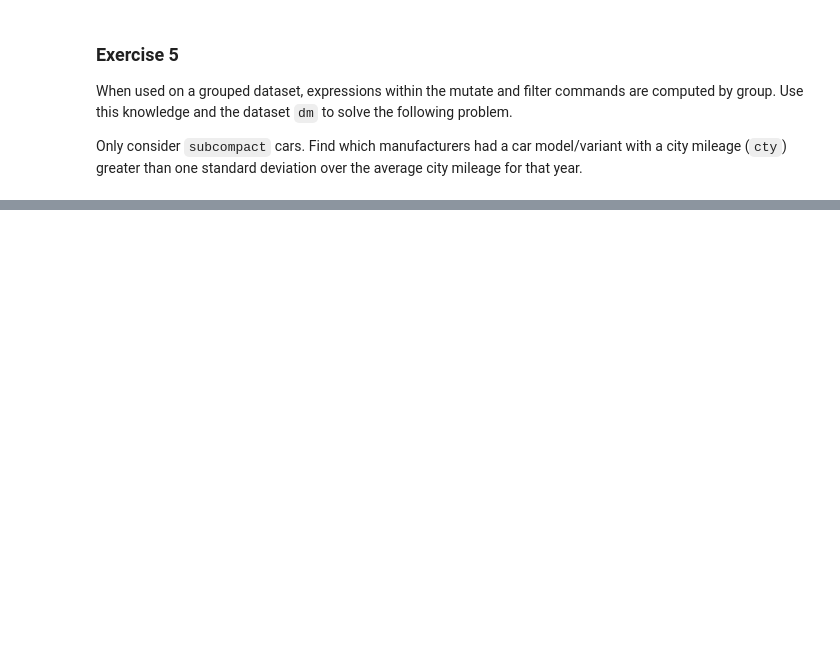
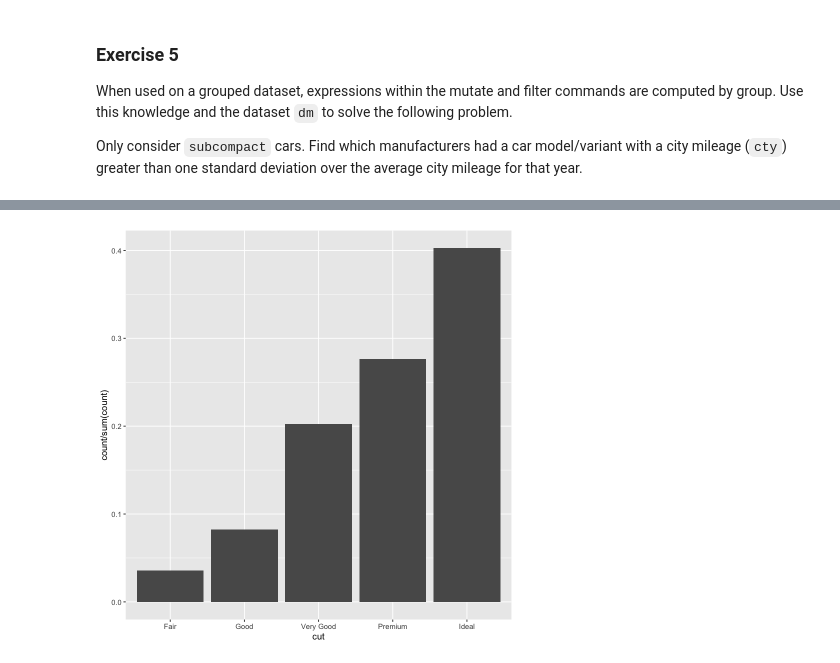
Before and after one commit to rogerfan/stats306_w20, a Jupyter notebook: labs/stats306_lab4.ipynb, the cells around one changed output, grey strips where cells are left out. Saved outputs shown, nothing was run; the diff lists cells and outputs as text; code cells hidden in the pictures; blank space fills up the shorter version.

```diff
--- a/labs/stats306_lab4.ipynb
+++ b/labs/stats306_lab4.ipynb
@@ -281,0 +689,5 @@ Only consider `subcompact` cars. Find which manufacturers had a car model/varian
+# %%
+ggplot(data=dm, aes(x=cut)) +
+    geom_bar(aes(y=..count../sum(..count..)))
+# %% [output]
+[figure, added]
```
Also changed, not shown: parts of 50 cells of this notebook, 1 other file.
